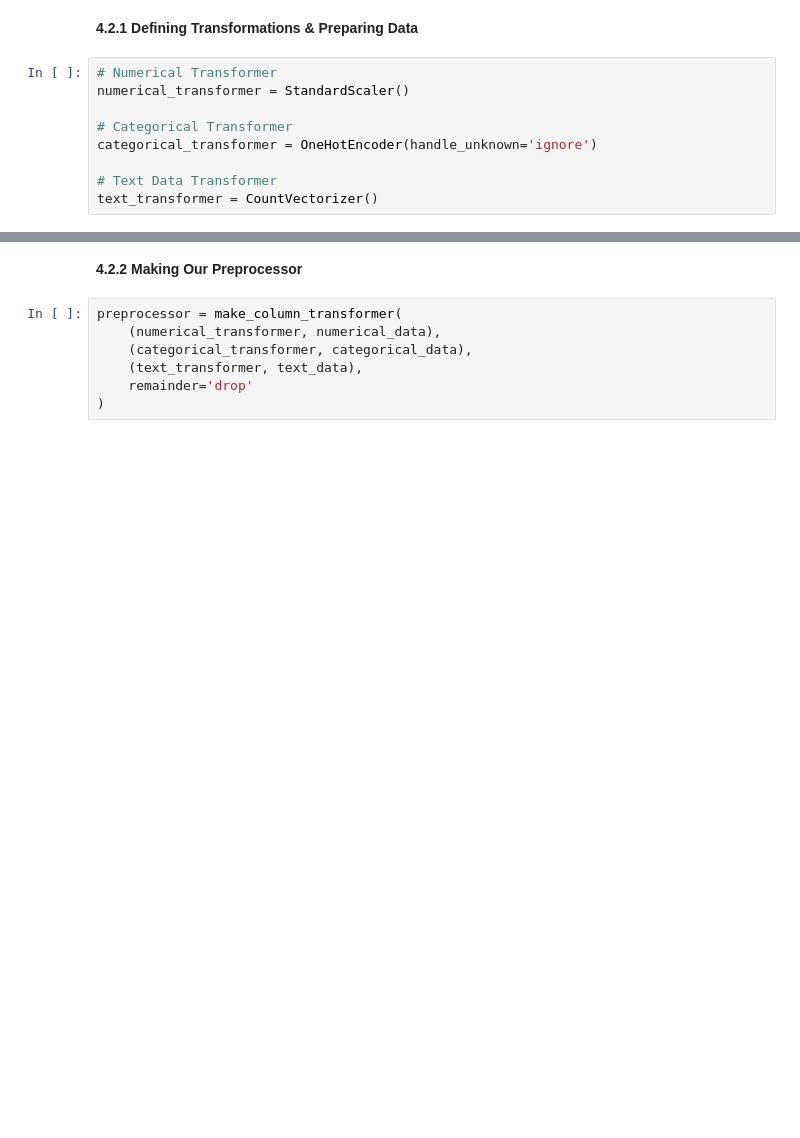
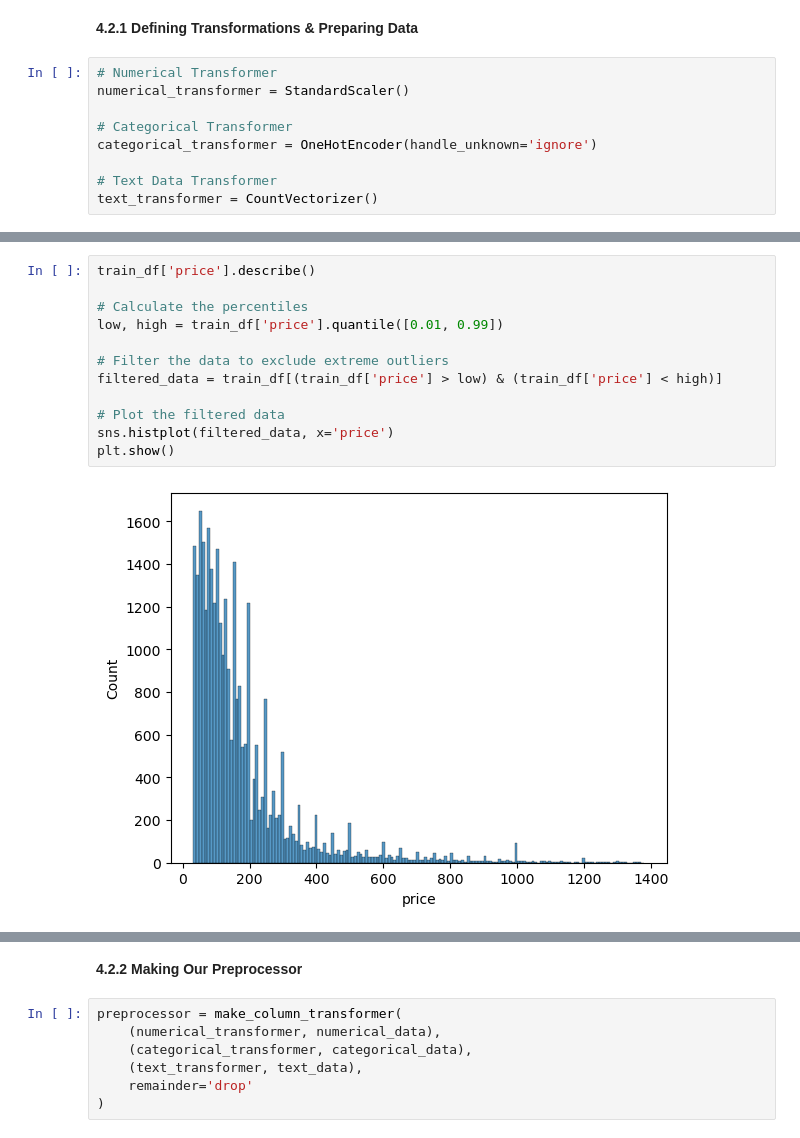
Before and after one commit to DSCI-310-2024/DSCI_310_Group_9_NY-airbnb-analysis, a Jupyter notebook: src/milestone_1.ipynb, the cells around one changed output, grey strips where cells are left out. Drawn from its saved outputs; the diff is of its cells as text; blank space fills up the shorter version.

```diff
--- a/src/milestone_1.ipynb
+++ b/src/milestone_1.ipynb
@@ -480 +485,15 @@ X_train[text_data].head(3)
 Name: name, dtype: object
+# %%
+train_df['price'].describe()
+
+# Calculate the percentiles
+low, high = train_df['price'].quantile([0.01, 0.99])
+
+# Filter the data to exclude extreme outliers
+filtered_data = train_df[(train_df['price'] > low) & (train_df['price'] < high)]
+
+# Plot the filtered data
+sns.histplot(filtered_data, x='price')
+plt.show()
+# %% [output]
+[figure, added]
```
Also changed, not shown: parts of 14 cells of this notebook, 1 other file.
